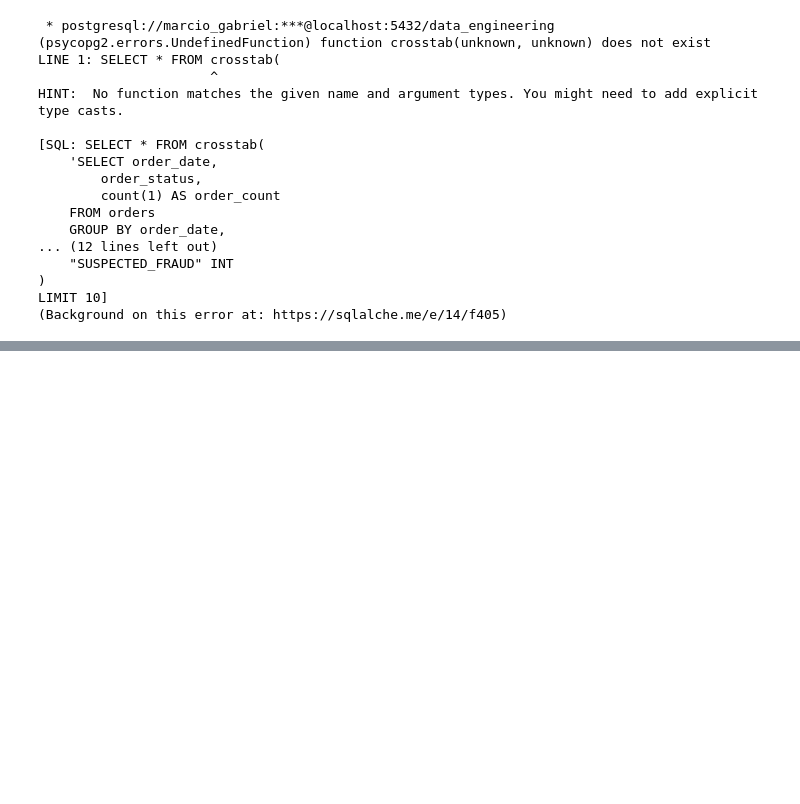
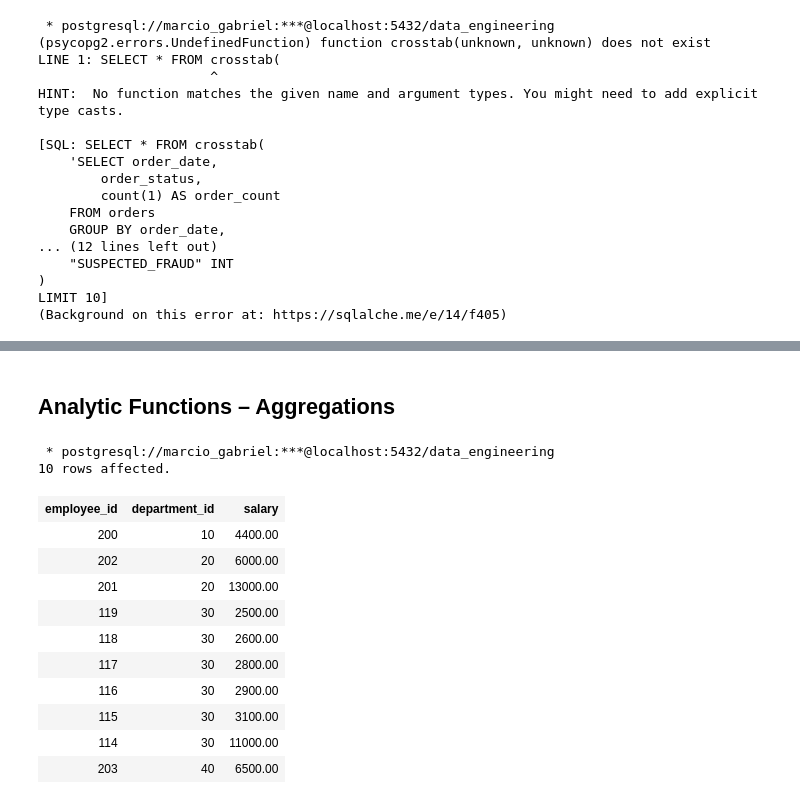
Before and after one commit to marcioGabrielMengali/data-engineering-essentials, a Jupyter notebook: section-14/advanced_queries.ipynb, the cells around one changed output, grey strips where cells are left out. Saved outputs shown, nothing was run; the diff lists cells and outputs as text; code cells hidden in the pictures; blank space fills up the shorter version.

```diff
--- a/section-14/advanced_queries.ipynb
+++ b/section-14/advanced_queries.ipynb
@@ -768,0 +861,23 @@ LIMIT 10]
+# %% [markdown]
+## Analytic Functions – Aggregations
+# %%
+%%sql
+
+SELECT employee_id, department_id, salary
+FROM employees
+ORDER BY department_id, salary
+LIMIT 10
+# %% [output]
+ * postgresql://marcio_gabriel:***@localhost:5432/data_engineering
+10 rows affected.
+| employee_id | department_id | salary |
+| 200 | 10 | 4400.00 |
+| 202 | 20 | 6000.00 |
+| 201 | 20 | 13000.00 |
+| 119 | 30 | 2500.00 |
+| 118 | 30 | 2600.00 |
+| 117 | 30 | 2800.00 |
+| 116 | 30 | 2900.00 |
+| 115 | 30 | 3100.00 |
+| 114 | 30 | 11000.00 |
+| 203 | 40 | 6500.00 |
```
Also changed, not shown: parts of 11 cells of this notebook.
